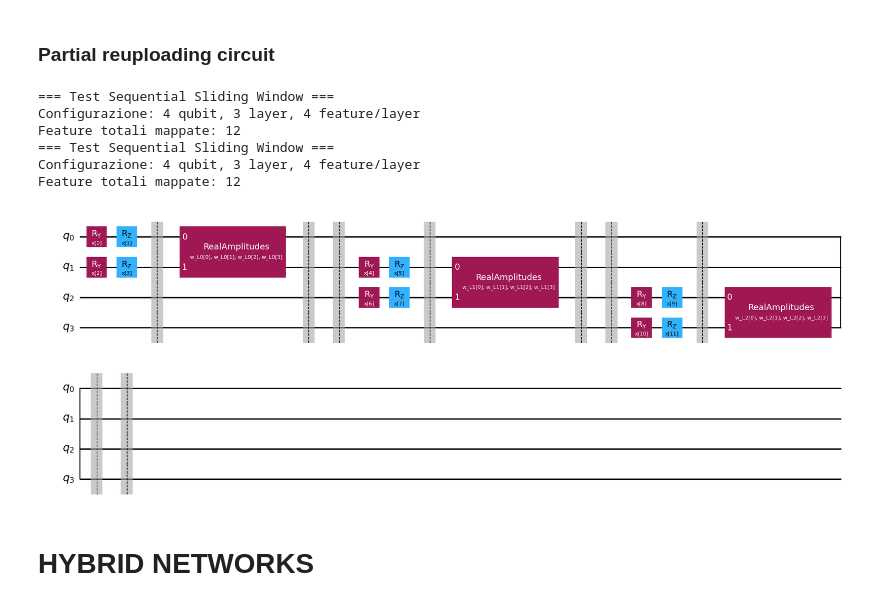
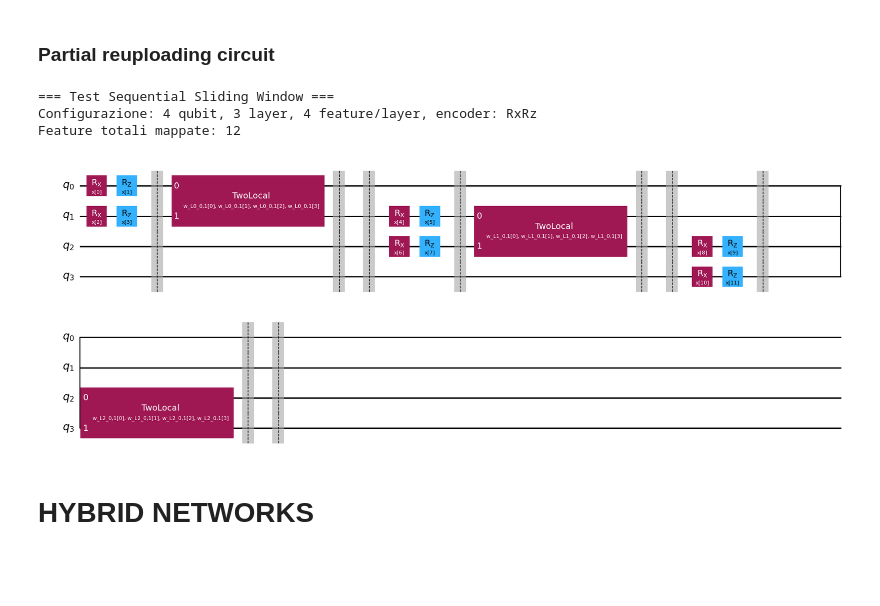
Before and after one commit to Davy592/Quantum-Metric-Learning-with-Reuploading, a Jupyter notebook: Quantum Metric Learning.ipynb, the cells around one changed output. Cells and saved outputs as stored; diff of their text form; code cells hidden in the pictures; blank space fills up the shorter version.

Commit message:
Updated partial reuploading circuit to support different encoder

```diff
--- a/Quantum Metric Learning.ipynb
+++ b/Quantum Metric Learning.ipynb
@@ -918,7 +905,7 @@ Circuito con encoder: RxRz, ansatz: TwoLocalMPS
 # %% [markdown]
 ### Partial reuploading circuit
 # %%
-def build_partial_mps_model(n_features, layers=3, features_per_layer=4, ansatz_type="MPS"):
+def build_partial_mps_model(n_features, layers=3, features_per_layer=4, fixed_encoder="yz", ansatz_type="MPS"):
     """
     Costruisce un classificatore Sequential Partial con finestra scorrevole.
     Ogni layer carica feature DIVERSE su qubit sovrapposti in modo sequenziale.
@@ -934,12 +921,30 @@ def build_partial_mps_model(n_features, layers=3, features_per_layer=4, ansatz_t
         layers (int): Numero di blocchi [Encoding -> Ansatz].
         features_per_layer (int): Quante feature caricare in ogni layer (deve essere pari).
         ansatz_type (str): Tipo di ansatz - "MPS" o "TwoLocalMPS" (default="MPS").
+        fixed_encoder (str): Encoder da usare per tutti i layer.
+                            Opzioni: "yz", "RxRy", "RxRz", "RyRx", "RzRx" (default="yz").
     """
 
     # Assicurati che le feature per layer siano un numero pari
     if features_per_layer % 2 != 0:
         features_per_layer += 1
         print(f"Adattato features_per_layer a {features_per_layer} per l'encoding a coppie.")
+
+    # Validazione encoder
+    valid_encoders = {"yz", "RxRy", "RxRz", "RyRx", "RzRx"}
+    if fixed_encoder not in valid_encoders:
+        raise ValueError(f"Encoder '{fixed_encoder}' non supportato. "
+                        f"Usa: {valid_encoders}")
+
+    # Mappa encoder a coppie di gate (gate1, gate2)
+    encoder_gates = {
+        "yz": ("ry", "rz"),
+        "RxRy": ("rx", "ry"),
+        "RxRz": ("rx", "rz"),
+        "RyRx": ("ry", "rx"),
+        "RzRx": ("rz", "rx"),
+    }
+    gate1_name, gate2_name = encoder_gates[fixed_encoder]
 
     # Calcolo del numero di qubit necessari per la finestra scorrevole
     # Primo layer usa features_per_layer/2 qubit, poi ogni layer aggiunge 1 qubit
@@ -955,10 +960,10 @@ def build_partial_mps_model(n_features, layers=3, features_per_layer=4, ansatz_t
         print(f"Aumenta n_features a {total_features_mapped} o riduci layers/features_per_layer.")
 
     # Inizializziamo il circuito
-    full_qc = QuantumCircuit(n_qubits, name="Sequential Sliding Window")
+    full_qc = QuantumCircuit(n_qubits, name=f"Sequential Sliding Window ({fixed_encoder})")
     input_params = ParameterVector("x", total_features_mapped)
 
-    print(f"Configurazione: {n_qubits} qubit, {layers} layer, {features_per_layer} feature/layer")
+    print(f"Configurazione: {n_qubits} qubit, {layers} layer, {features_per_layer} feature/layer, encoder: {fixed_encoder}")
     print(f"Feature totali mappate: {total_features_mapped}")
 
     for layer in range(layers):
@@ -979,41 +984,40 @@ def build_partial_mps_model(n_features, layers=3, features_per_layer=4, ansatz_t
             p_idx_2 = start_feature_idx + feature_idx + 1
 
             # Applica i gate solo se l'indice è valido
             if p_idx_1 < total_features_mapped:
-                full_qc.ry(input_params[p_idx_1], qubit_target)
+                getattr(full_qc, gate1_name)(input_params[p_idx_1], qubit_target)
             if p_idx_2 < total_features_mapped:
-                full_qc.rz(input_params[p_idx_2], qubit_target)
+                getattr(full_qc, gate2_name)(input_params[p_idx_2], qubit_target)
 
             feature_idx += 2
 
         full_qc.barrier()
 
         # --- B. ANSATZ (MPS o TwoLocalMPS) solo sui qubit popolati in questo layer ---
         # Calcola i qubit usati in questo layer
         qubits_in_layer = list(range(qubit_offset, qubit_offset + n_qubits_per_encoding))
         ansatz_block = create_ansatz(n_qubits_per_encoding, parameter_prefix=f"w_L{layer}", ansatz_type=ansatz_type, reps=1)
         full_qc.compose(ansatz_block, qubits_in_layer, inplace=True)
 
         full_qc.barrier()
         full_qc.barrier()
 
     return full_qc
 
 # --- TEST ---
 # Con 3 layer e 4 feature/layer, mappiamo 12 feature totali su 4 qubit
 # Cambia ansatz_type="TwoLocalMPS" per usare TwoLocal invece di RealAmplitudes
+# Scegli l'encoder: "yz", "RxRy", "RxRz", "RyRx", "RzRx"
 print("=== Test Sequential Sliding Window ===")
-qnn_partial_reupload = build_partial_mps_model(n_features=12, layers=3, features_per_layer=4, ansatz_type="TwoLocalMPS")
+qnn_partial_reupload = build_partial_mps_model(n_features=12, layers=3, features_per_layer=4,
+                                               fixed_encoder="RxRz", ansatz_type="TwoLocalMPS")
 
 qnn_partial_reupload.draw(output="mpl")
 # %% [output]
 === Test Sequential Sliding Window ===
-Configurazione: 4 qubit, 3 layer, 4 feature/layer
+Configurazione: 4 qubit, 3 layer, 4 feature/layer, encoder: RxRz
 Feature totali mappate: 12
-=== Test Sequential Sliding Window ===
-Configurazione: 4 qubit, 3 layer, 4 feature/layer
-Feature totali mappate: 12
-[figure, old version]
+[figure, new version]
 # %% [markdown]
 # HYBRID NETWORKS
 # %% [markdown]
```
Also changed, not shown: parts of 5 cells of this notebook.
